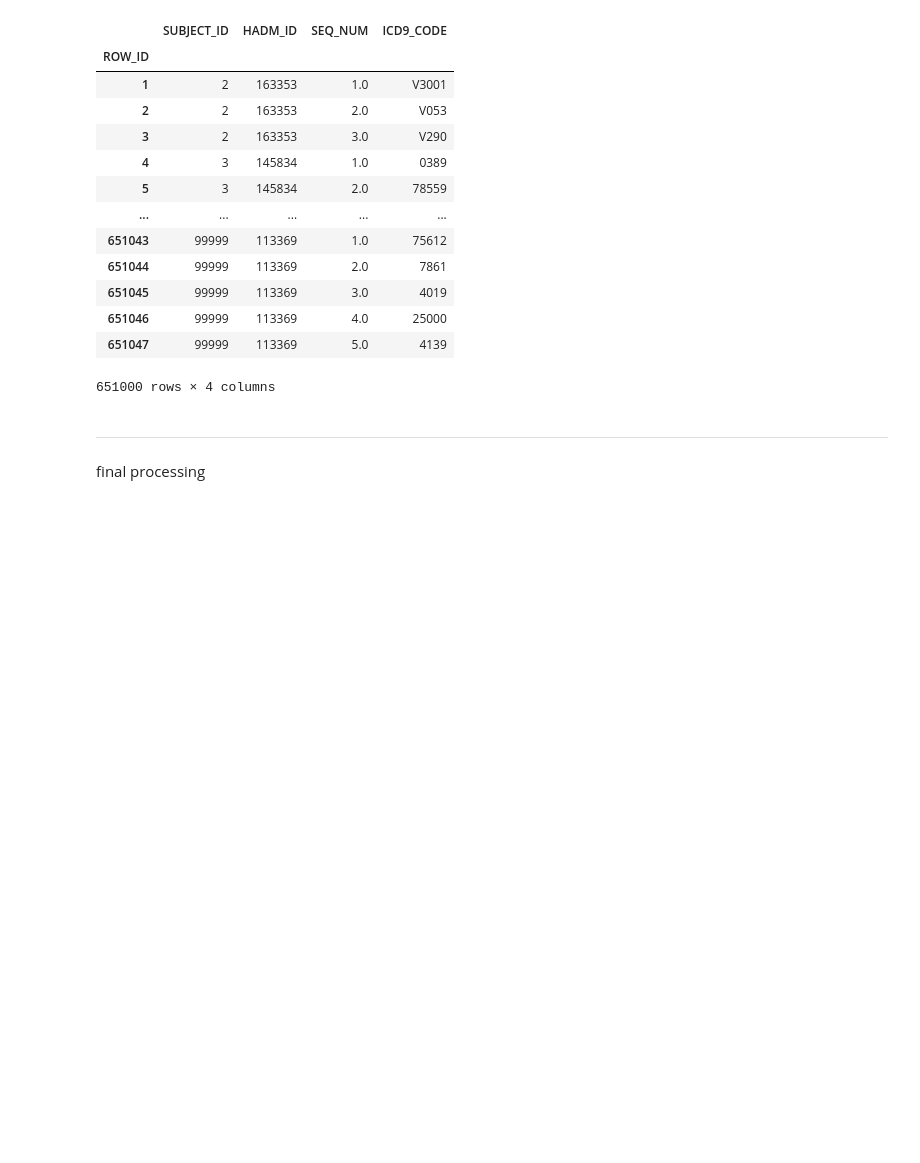
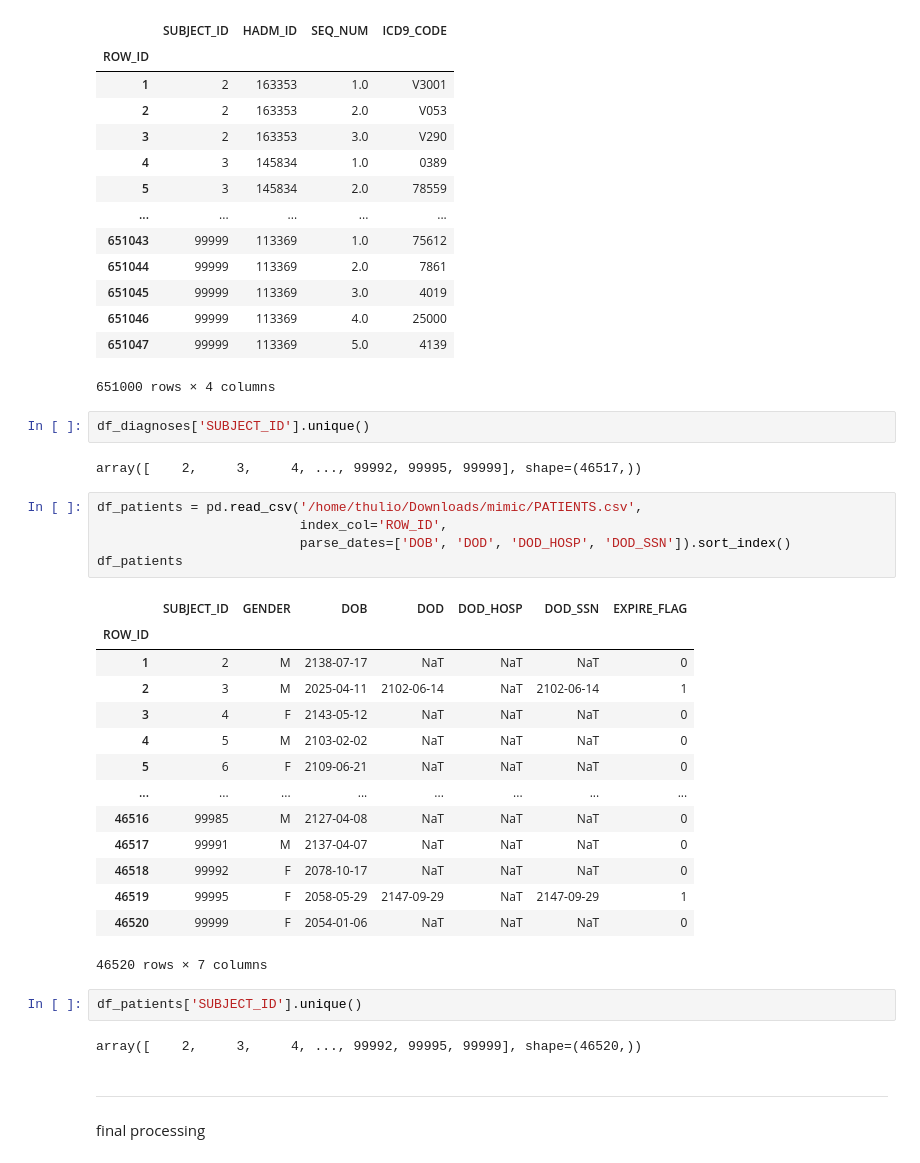
Before and after one commit to thvlio/masters-research, a Jupyter notebook: select_subjects.ipynb, the cells around one changed output. Cells and saved outputs as stored; diff of their text form; blank space fills up the shorter version.

```diff
--- a/select.ipynb
+++ b/select_subjects.ipynb
@@ -192,6 +200,34 @@ df_diagnoses
 | 651046 | 99999 | 113369 | 4.0 | 25000 |
 | 651047 | 99999 | 113369 | 5.0 | 4139 |
 651000 rows × 4 columns
+# %%
+df_diagnoses['SUBJECT_ID'].unique()
+# %% [output]
+array([    2,     3,     4, ..., 99992, 99995, 99999], shape=(46517,))
+# %%
+df_patients = pd.read_csv('/home/thulio/Downloads/mimic/PATIENTS.csv',
+                          index_col='ROW_ID',
+                          parse_dates=['DOB', 'DOD', 'DOD_HOSP', 'DOD_SSN']).sort_index()
+df_patients
+# %% [output]
+|  | SUBJECT_ID | GENDER | DOB | DOD | DOD_HOSP | DOD_SSN | EXPIRE_FLAG |
+| ROW_ID |  |  |  |  |  |  |  |
+| 1 | 2 | M | 2138-07-17 | NaT | NaT | NaT | 0 |
+| 2 | 3 | M | 2025-04-11 | 2102-06-14 | NaT | 2102-06-14 | 1 |
+| 3 | 4 | F | 2143-05-12 | NaT | NaT | NaT | 0 |
+| 4 | 5 | M | 2103-02-02 | NaT | NaT | NaT | 0 |
+| 5 | 6 | F | 2109-06-21 | NaT | NaT | NaT | 0 |
+| ... | ... | ... | ... | ... | ... | ... | ... |
+| 46516 | 99985 | M | 2127-04-08 | NaT | NaT | NaT | 0 |
+| 46517 | 99991 | M | 2137-04-07 | NaT | NaT | NaT | 0 |
+| 46518 | 99992 | F | 2078-10-17 | NaT | NaT | NaT | 0 |
+| 46519 | 99995 | F | 2058-05-29 | 2147-09-29 | NaT | 2147-09-29 | 1 |
+| 46520 | 99999 | F | 2054-01-06 | NaT | NaT | NaT | 0 |
+46520 rows × 7 columns
+# %%
+df_patients['SUBJECT_ID'].unique()
+# %% [output]
+array([    2,     3,     4, ..., 99992, 99995, 99999], shape=(46520,))
 # %% [markdown]
 ----
 final processing
```
Also changed, not shown: parts of 18 cells of this notebook, 18 other files.
